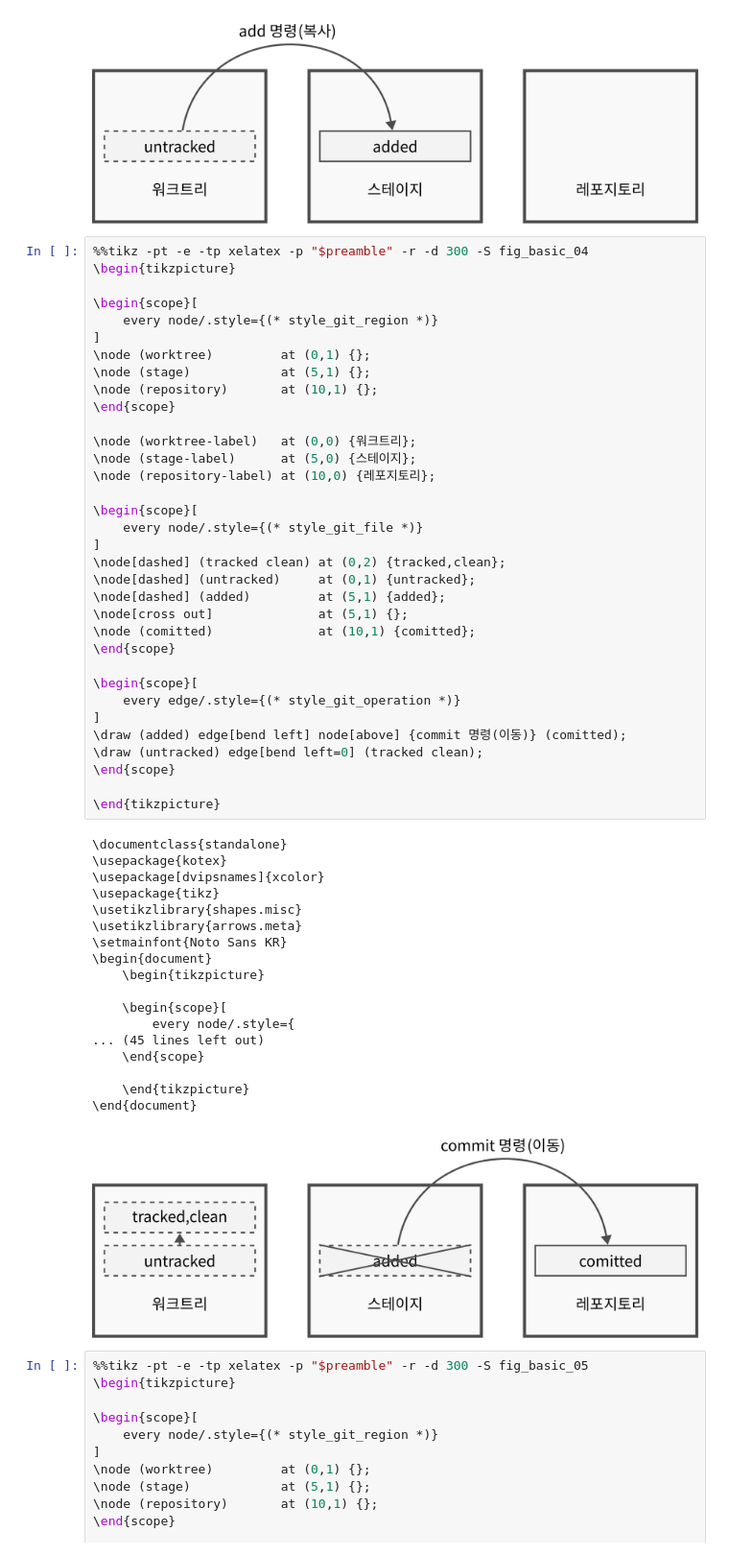
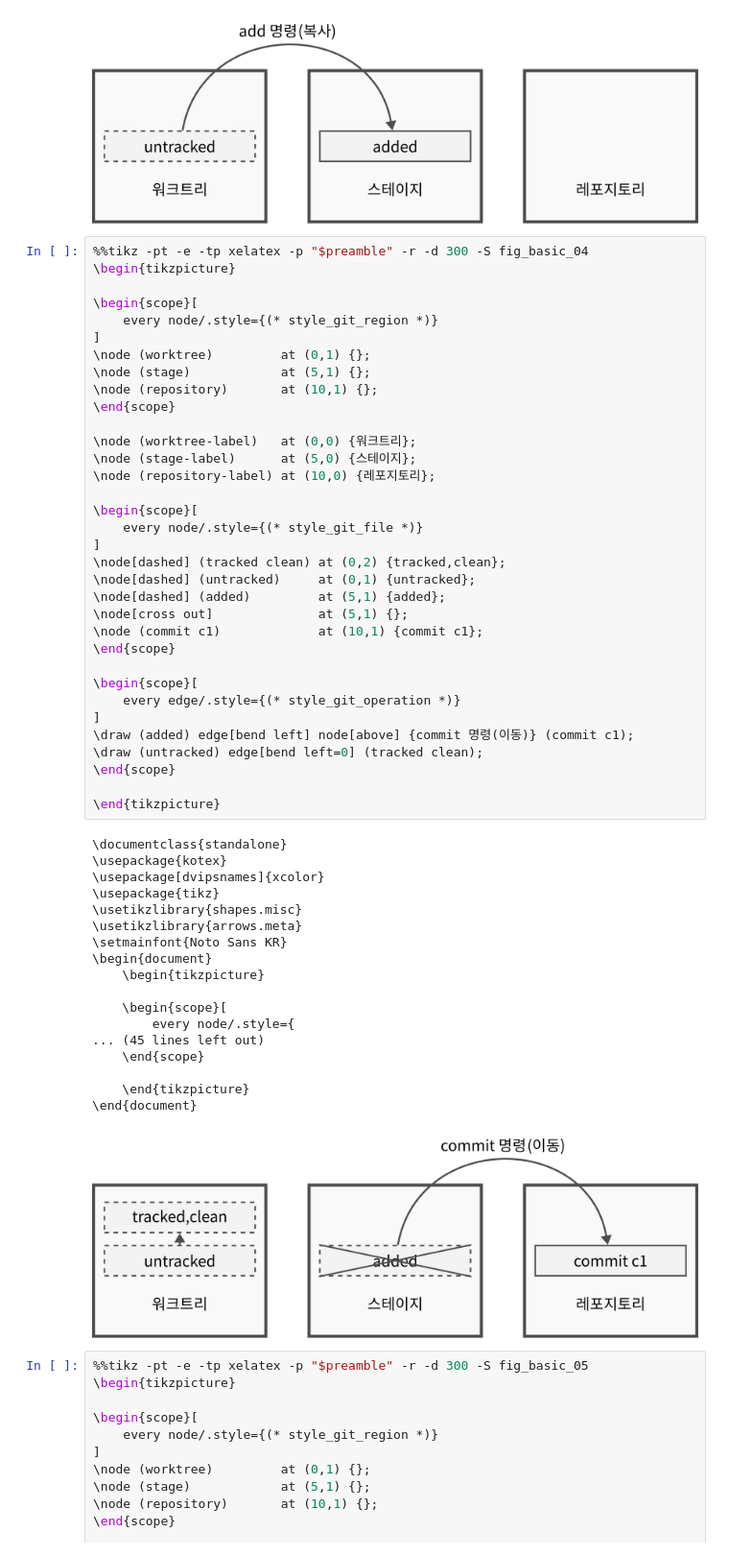
Before and after one commit to joelkim/book_git, a Jupyter notebook: figs/fig_basic.ipynb, the cells around one changed output. Shown: that part at 96% size. Cells and saved outputs as stored; diff of their text form.

```diff
--- a/figs/fig_basic.ipynb
+++ b/figs/fig_basic.ipynb
@@ -189,36 +189,36 @@ style_git_operation = r"""
 \node[dashed] (untracked)     at (0,1) {untracked};
 \node[dashed] (added)         at (5,1) {added};
 \node[cross out]              at (5,1) {};
-\node (comitted)              at (10,1) {comitted};
+\node (commit c1)             at (10,1) {commit c1};
 \end{scope}
 
 \begin{scope}[
     every edge/.style={(* style_git_operation *)}
 ]
-\draw (added) edge[bend left] node[above] {commit 명령(이동)} (comitted);
+\draw (added) edge[bend left] node[above] {commit 명령(이동)} (commit c1);
 \draw (untracked) edge[bend left=0] (tracked clean);
 \end{scope}
 
 \end{tikzpicture}
 # %% [output]
 \documentclass{standalone}
 \usepackage{kotex}
 \usepackage[dvipsnames]{xcolor}
 \usepackage{tikz}
 \usetikzlibrary{shapes.misc}
 \usetikzlibrary{arrows.meta}
 \setmainfont{Noto Sans KR}
 \begin{document}
     \begin{tikzpicture}
 
     \begin{scope}[
         every node/.style={
 ... (45 lines left out)
     \end{scope}
 
     \end{tikzpicture}
 \end{document}
-[figure, old version]
+[figure, new version]
 # %%
 %%tikz -pt -e -tp xelatex -p "$preamble" -r -d 300 -S fig_basic_05
 \begin{tikzpicture}
```
Also changed, not shown: parts of 4 cells of this notebook, 6 other files.
